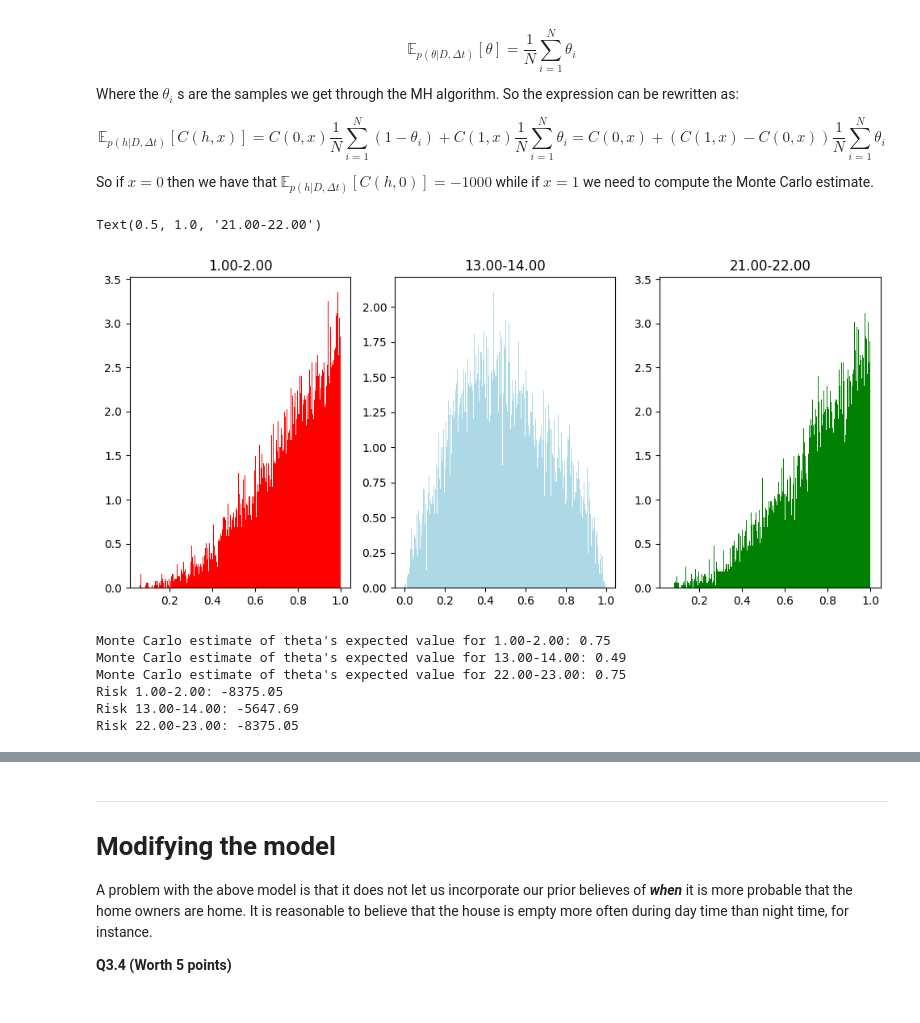
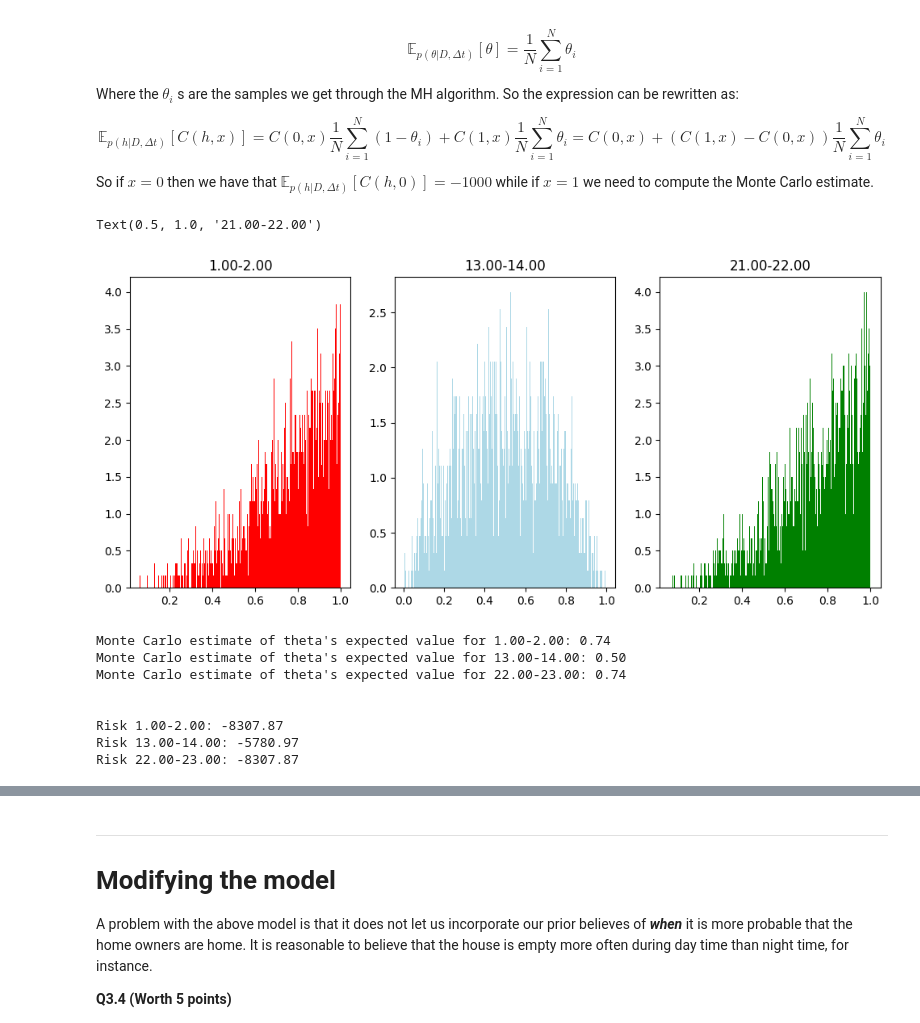
Before and after one commit to leonardodeclara/DD2447-Statistical-Methods-in-Applied-Computer-Science, a Jupyter notebook: Assignment_2/assignment2.ipynb, the cells around one changed output, grey strips where cells are left out. Cells and saved outputs as stored; diff of their text form; code cells hidden in the pictures.

```diff
--- a/Assignment_2/assignment2.ipynb
+++ b/Assignment_2/assignment2.ipynb
@@ -355,9 +351,8 @@ $$1-y=e^{-\lambda(x-U)}$$
 $$x=U-\frac{\ln(1-y)}{\lambda}$$
 $$F^{-1}(y)=U-\frac{\ln(1-y)}{\lambda}$$
 # %%
-
 class custom_dist(sp.stats.rv_continuous):
-    def __init__(self, U=3600,lam=1.0):
+    def __init__(self, U=3600,lam=1/900):
         super().__init__()
         self.U = U
         self.lam = lam
@@ -470,9 +462,6 @@ And the following proposals:
 # theta is the probability that house owners are home
 # D[0] contains the y_i (home or not)
 # D[1] contains the time points
-
-# for the proposal we need to sample theta, t_l and t_u one at the time
-
 def metropolis_hastings(num_samples, data, epsilon, alpha_param, beta_param,
                         tl, tu, burn_in=0.0, max_lag = 30, thin_rate=1,seed=0):
 
@@ -503,29 +492,6 @@ def metropolis_hastings(num_samples, data, epsilon, alpha_param, beta_param,
                 else:
                     p = p * (1-o)
         return p
-
-    """
-    def q_theta(o, o_prime):
-        if (o-epsilon/2) < 0:
-            if o_prime > (o+epsilon/2):
-                return 0
-            elif o_prime > (epsilon/2-o):
-                return 1/(epsilon)
-            else:
-                return 2/epsilon
-        elif (o+epsilon/2) > 1:
-            if o_prime < o - epsilon/2:
-                return 0
-            elif o_prime < 1 - (o + epsilon/2 - 1):
-                return 1/epsilon
-            else:
-                return 2/epsilon
-        else:
-            if o_prime > (o+epsilon/2) or o_prime < (o-epsilon/2):
-                return 0
-            else:
-                return 1/(epsilon)
-    """
 
     def q_theta(theta, theta_prev):
         indicator_1 = (theta_prev - epsilon/2 < theta) & (theta < theta_prev + epsilon/2)
@@ -879,23 +741,27 @@ C(0,x)+(C(1,x)-C(0,x))\frac{1}{N}\sum\limits_{i=1}^{N}\theta_i$$
 
 So if $x=0$ then we have that $\mathbb{E}_{p(h|D, \Delta t)}[C(h,0)]=-1000$ while if $x=1$ we need to compute the Monte Carlo estimate.
 # %%
+num_samples = 20000
+epsilon = 1
+burn_in  = 0.2
+thin_rate = 5
 results1,_,_ = metropolis_hastings(num_samples=num_samples, data=D, epsilon=epsilon,
-                              alpha_param=1, beta_param=1,  tl=1.0*3600, tu=2.0*3600, burn_in=0)
+                              alpha_param=1, beta_param=1,  tl=1.0*3600, tu=2.0*3600, burn_in=burn_in, thin_rate=thin_rate)
 results2,_,_ = metropolis_hastings(num_samples=num_samples, data=D, epsilon=epsilon,
-                              alpha_param=1, beta_param=1,  tl=13.0*3600, tu=14.0*3600, burn_in=0)
+                              alpha_param=1, beta_param=1,  tl=13.0*3600, tu=14.0*3600, burn_in=burn_in, thin_rate=thin_rate)
 results3,_,_ = metropolis_hastings(num_samples=num_samples, data=D, epsilon=epsilon,
-                              alpha_param=1, beta_param=1,  tl=21.0*3600, tu=22.0*3600, burn_in=0)
+                              alpha_param=1, beta_param=1,  tl=21.0*3600, tu=22.0*3600, burn_in=burn_in, thin_rate=thin_rate)
 fig, axs = plt.subplots(1, 3, figsize=(12,5))
 axs.flatten()
 axs[0].hist(results1, color='red',bins = 500, label='MH samples', density = True)
 axs[0].set_title("1.00-2.00")
 axs[1].hist(results2, color='lightblue',bins = 500, label='MH samples', density = True)
 axs[1].set_title("13.00-14.00")
 axs[2].hist(results3, color='green',bins = 500, label='MH samples', density = True)
 axs[2].set_title("21.00-22.00")
 # %% [output]
 Text(0.5, 1.0, '21.00-22.00')
-[figure, old version]
+[figure, new version]
 # %%
 # Monte Carlo
 def MC(sam,n):
@@ -913,14 +779,16 @@ def compute_risk(theta_values, num_samples):
 print("Monte Carlo estimate of theta's expected value for 1.00-2.00: {:.2f}".format(MC(results1, len(results1))))
 print("Monte Carlo estimate of theta's expected value for 13.00-14.00: {:.2f} ".format(MC(results2, len(results2))))
 print("Monte Carlo estimate of theta's expected value for 22.00-23.00: {:.2f} ".format(MC(results3, len(results3))))
-
+print("\n")
 print("Risk 1.00-2.00: {:.2f}".format(compute_risk(results1, len(results1))))
 print("Risk 13.00-14.00: {:.2f} ".format(compute_risk(results2, len(results2))))
 print("Risk 22.00-23.00: {:.2f} ".format(compute_risk(results3, len(results3))))
 # %% [output]
-Monte Carlo estimate of theta's expected value for 1.00-2.00: 0.75
-Monte Carlo estimate of theta's expected value for 13.00-14.00: 0.49
-Monte Carlo estimate of theta's expected value for 22.00-23.00: 0.75
-Risk 1.00-2.00: -8375.05
-Risk 13.00-14.00: -5647.69
-Risk 22.00-23.00: -8375.05
+Monte Carlo estimate of theta's expected value for 1.00-2.00: 0.74
+Monte Carlo estimate of theta's expected value for 13.00-14.00: 0.50
+Monte Carlo estimate of theta's expected value for 22.00-23.00: 0.74
+
+
+Risk 1.00-2.00: -8307.87
+Risk 13.00-14.00: -5780.97
+Risk 22.00-23.00: -8307.87
```
Also changed, not shown: parts of 28 cells of this notebook.
